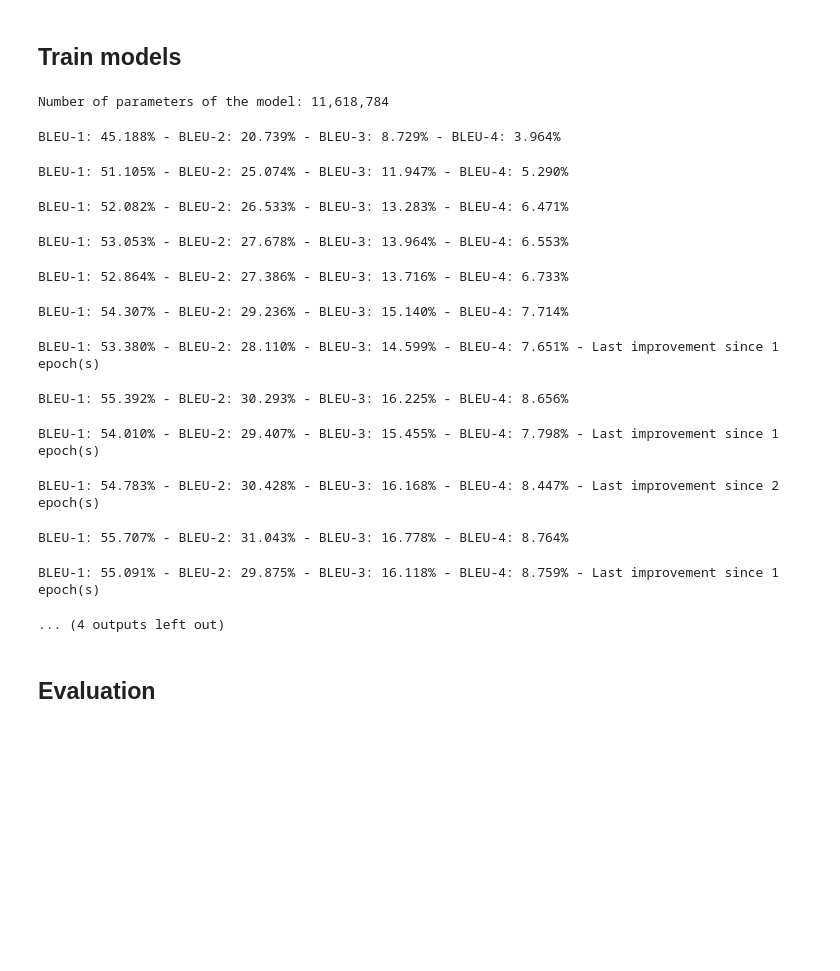
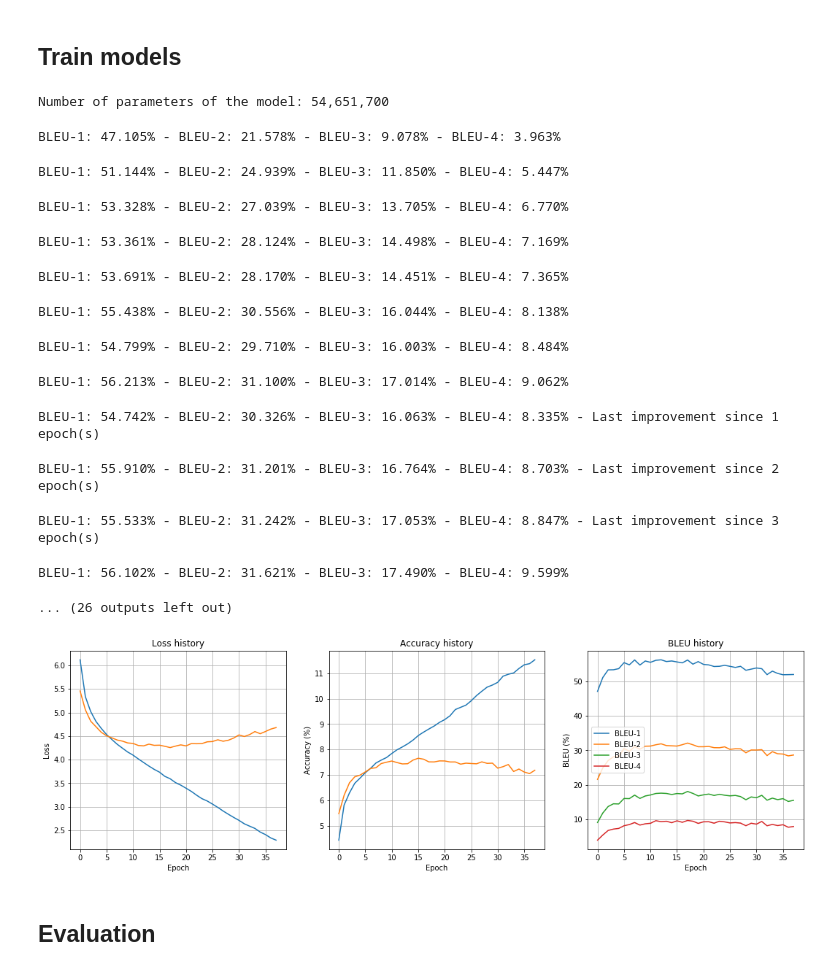
Before and after one commit to dksifoua/Neural-Image-Caption-Generator, a Jupyter notebook: Image-Captioning.ipynb, the cells around one changed output. Cells and saved outputs as stored; diff of their text form; code cells hidden in the pictures; blank space fills up the shorter version.

```diff
--- a/Image-Captioning.ipynb
+++ b/Image-Captioning.ipynb
@@ -542,7 +542,7 @@ def train_step(model, optimizer, criterion, loader, epoch, grad_clip, alpha_c, d
         optimizer.step()
         # Track metrics
         loss_tracker.update(loss.item(), sum(sorted_decode_lengths))
-        acc_tracker.update(accuracy(logits, sorted_target_sequences, 1), sum(sorted_decode_lengths))
+        acc_tracker.update(accuracy(logits, sorted_target_sequences, 5), sum(sorted_decode_lengths))
         # Update progressbar description
         pbar.set_description(f'Epoch: {epoch + 1:03d} - loss: {loss_tracker.avg:.3f} - acc: {acc_tracker.avg:.3f}%')
     return loss_tracker.avg, acc_tracker.avg
@@ -573,7 +573,7 @@ def validate(model, criterion, loader, field, epoch, alpha_c, device):
             loss += alpha_c * ((1. - alphas.sum(dim=1)) ** 2).mean()
             # Track metrics
             loss_tracker.update(loss.item(), sum(sorted_decode_lengths))
-            acc_tracker.update(accuracy(logits, sorted_target_sequences, 1), sum(sorted_decode_lengths))
+            acc_tracker.update(accuracy(logits, sorted_target_sequences, 5), sum(sorted_decode_lengths))
             # Update references
             all_sorted_target_sequences = all_target_sequences[sorted_indices] # Because images were sorted in the decoder
             for j in range(all_sorted_target_sequences.size(0)):
@@ -613,8 +613,8 @@ def train(model, optimizer, criterion, train_loader, valid_loader, field, alpha_
             print('Training Finished - The model has stopped improving since last 20 epochs')
             break
         # Decay LR if no improvment
-        if last_improv > 0 and last_improv % 8 == 0:
-            adjust_lr(optimizer, 0.8)
+        if last_improv > 0 and last_improv % 4 == 0:
+            adjust_lr(optimizer, 0.9)
         # Train step
         loss, acc = train_step(model=model, optimizer=optimizer, criterion=criterion, loader=train_loader, epoch=epoch, grad_clip=grad_clip, alpha_c=alpha_c, device=device)
         # Validation step
@@ -653,14 +653,14 @@ DECODER_HIDDEN_SIZE = 512
 EMBEDDING_SIZE = 300
 DROPOUT = 0.5
 
-N_EPOCHS = 25
+N_EPOCHS = 120
 BATCH_SIZE = 32
 LR = 4e-4
 GRAD_CLIP = 5.
 ALPHA_C = 1.
 # %%
 encoder = EncoderWithResNet101()
-encoder.fine_tuning_resnet(fine_tune=False)
+encoder.fine_tuning_resnet(fine_tune=True)
 decoder = DecoderWithBahdanauAttention(enc_hidden_size=ENCODER_HIDDEN_SIZE,
                                        attn_hidden_size=ATTENTION_SIZE,
                                        hidden_size=DECODER_HIDDEN_SIZE,
@@ -668,13 +668,13 @@ decoder = DecoderWithBahdanauAttention(enc_hidden_size=ENCODER_HIDDEN_SIZE,
                                        vocab_size=len(EN.vocab),
                                        dropout=DROPOUT)
 decoder.load_pretrained_embeddings(embeddings)
-decoder.fine_tuning_embeddings(fine_tune=False)
+decoder.fine_tuning_embeddings(fine_tune=True)
 autoencoder = AutoEncoder(encoder=encoder, decoder=decoder, device=DEVICE).to(DEVICE)
 optimizer = optim.Adam(params=autoencoder.parameters(), lr=LR)
 criterion = nn.CrossEntropyLoss()
 print(f'Number of parameters of the model: {count_parameters(autoencoder):,}')
 # %% [output]
-Number of parameters of the model: 11,618,784
+Number of parameters of the model: 54,651,700
 # %%
 # Define data loaders
 train_loader = torch.utils.data.DataLoader(train_dataset,
@@ -702,36 +702,45 @@ history = train(model=autoencoder,
                 model_name=MODEL_NAME,
                 last_improv=0)
 # %% [output]
-BLEU-1: 45.188% - BLEU-2: 20.739% - BLEU-3: 8.729% - BLEU-4: 3.964%
+BLEU-1: 47.105% - BLEU-2: 21.578% - BLEU-3: 9.078% - BLEU-4: 3.963%
-BLEU-1: 51.105% - BLEU-2: 25.074% - BLEU-3: 11.947% - BLEU-4: 5.290%
+BLEU-1: 51.144% - BLEU-2: 24.939% - BLEU-3: 11.850% - BLEU-4: 5.447%
-BLEU-1: 52.082% - BLEU-2: 26.533% - BLEU-3: 13.283% - BLEU-4: 6.471%
+BLEU-1: 53.328% - BLEU-2: 27.039% - BLEU-3: 13.705% - BLEU-4: 6.770%
-BLEU-1: 53.053% - BLEU-2: 27.678% - BLEU-3: 13.964% - BLEU-4: 6.553%
+BLEU-1: 53.361% - BLEU-2: 28.124% - BLEU-3: 14.498% - BLEU-4: 7.169%
-BLEU-1: 52.864% - BLEU-2: 27.386% - BLEU-3: 13.716% - BLEU-4: 6.733%
+BLEU-1: 53.691% - BLEU-2: 28.170% - BLEU-3: 14.451% - BLEU-4: 7.365%
-BLEU-1: 54.307% - BLEU-2: 29.236% - BLEU-3: 15.140% - BLEU-4: 7.714%
+BLEU-1: 55.438% - BLEU-2: 30.556% - BLEU-3: 16.044% - BLEU-4: 8.138%
-BLEU-1: 53.380% - BLEU-2: 28.110% - BLEU-3: 14.599% - BLEU-4: 7.651% - Last improvement since 1 epoch(s)
+BLEU-1: 54.799% - BLEU-2: 29.710% - BLEU-3: 16.003% - BLEU-4: 8.484%
-BLEU-1: 55.392% - BLEU-2: 30.293% - BLEU-3: 16.225% - BLEU-4: 8.656%
+BLEU-1: 56.213% - BLEU-2: 31.100% - BLEU-3: 17.014% - BLEU-4: 9.062%
-BLEU-1: 54.010% - BLEU-2: 29.407% - BLEU-3: 15.455% - BLEU-4: 7.798% - Last improvement since 1 epoch(s)
+BLEU-1: 54.742% - BLEU-2: 30.326% - BLEU-3: 16.063% - BLEU-4: 8.335% - Last improvement since 1 epoch(s)
-BLEU-1: 54.783% - BLEU-2: 30.428% - BLEU-3: 16.168% - BLEU-4: 8.447% - Last improvement since 2 epoch(s)
+BLEU-1: 55.910% - BLEU-2: 31.201% - BLEU-3: 16.764% - BLEU-4: 8.703% - Last improvement since 2 epoch(s)
-BLEU-1: 55.707% - BLEU-2: 31.043% - BLEU-3: 16.778% - BLEU-4: 8.764%
+BLEU-1: 55.533% - BLEU-2: 31.242% - BLEU-3: 17.053% - BLEU-4: 8.847% - Last improvement since 3 epoch(s)
-BLEU-1: 55.091% - BLEU-2: 29.875% - BLEU-3: 16.118% - BLEU-4: 8.759% - Last improvement since 1 epoch(s)
+BLEU-1: 56.102% - BLEU-2: 31.621% - BLEU-3: 17.490% - BLEU-4: 9.599%
-... (4 outputs left out)
+... (26 outputs left out)
 # %%
-_, axes = plt.subplots(1, 2, figsize=(12, 5))
+_, axes = plt.subplots(1, 3, figsize=(18, 5))
 axes[0].plot(history['loss'], label='train')
 axes[0].plot(history['val_loss'], label='valid')
 axes[0].set_title('Loss history')
 axes[0].set_xlabel('Epoch')
 axes[0].set_ylabel('Loss')
 axes[0].grid(True)
-axes[1].plot(history['acc'], label='train accuracy')
-axes[1].plot(history['val_acc'], label='valid accuracy')
-axes[1].plot(np.array(history['bleu4']) * 100., label='BLEU-4')
-axes[1].set_title('Accuracy & BLEU history')
+axes[1].plot(history['acc'], label='train')
+axes[1].plot(history['val_acc'], label='valid')
+axes[1].set_title('Accuracy history')
 axes[1].set_xlabel('Epoch')
-axes[1].set_ylabel('Accuracy & BLEU (%)')
+axes[1].set_ylabel('Accuracy (%)')
 axes[1].grid(True)
+axes[2].plot(np.array(history['bleu1']) * 100., label='BLEU-1')
+axes[2].plot(np.array(history['bleu2']) * 100., label='BLEU-2')
+axes[2].plot(np.array(history['bleu3']) * 100., label='BLEU-3')
+axes[2].plot(np.array(history['bleu4']) * 100., label='BLEU-4')
+axes[2].set_title('BLEU history')
+axes[2].set_xlabel('Epoch')
+axes[2].set_ylabel('BLEU (%)')
+axes[2].grid(True)
 plt.legend()
 plt.show()
+# %% [output]
+[figure, added]
 # %% [markdown]
 ## Evaluation
 # %%
```
Also changed, not shown: parts of 8 cells of this notebook.
